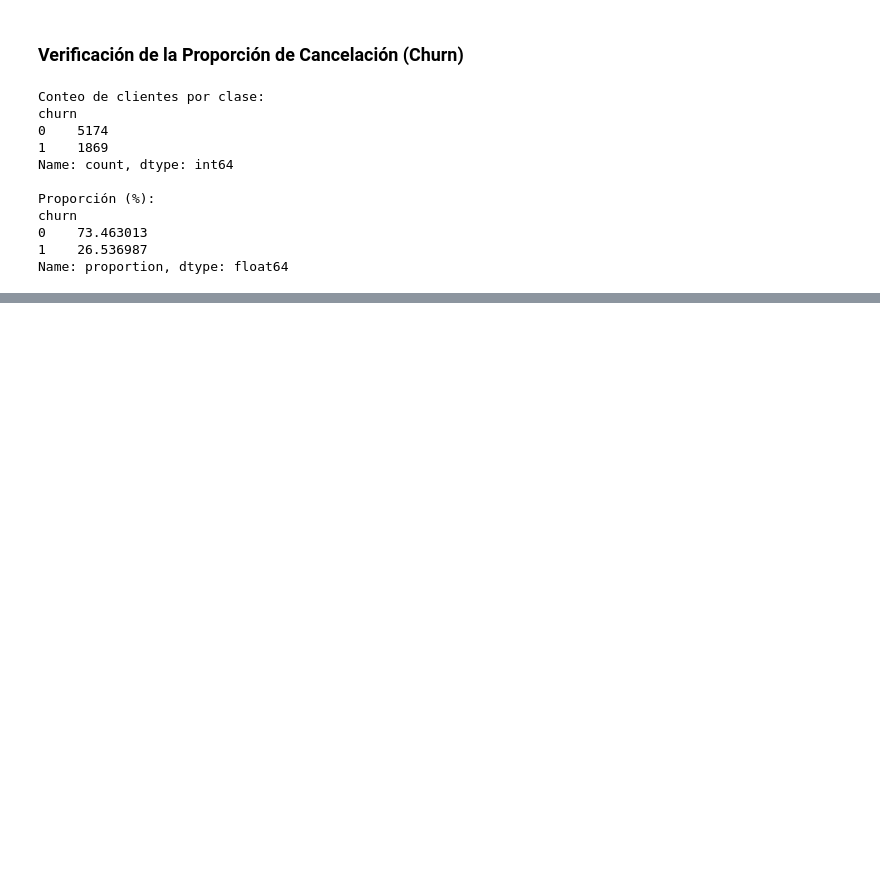
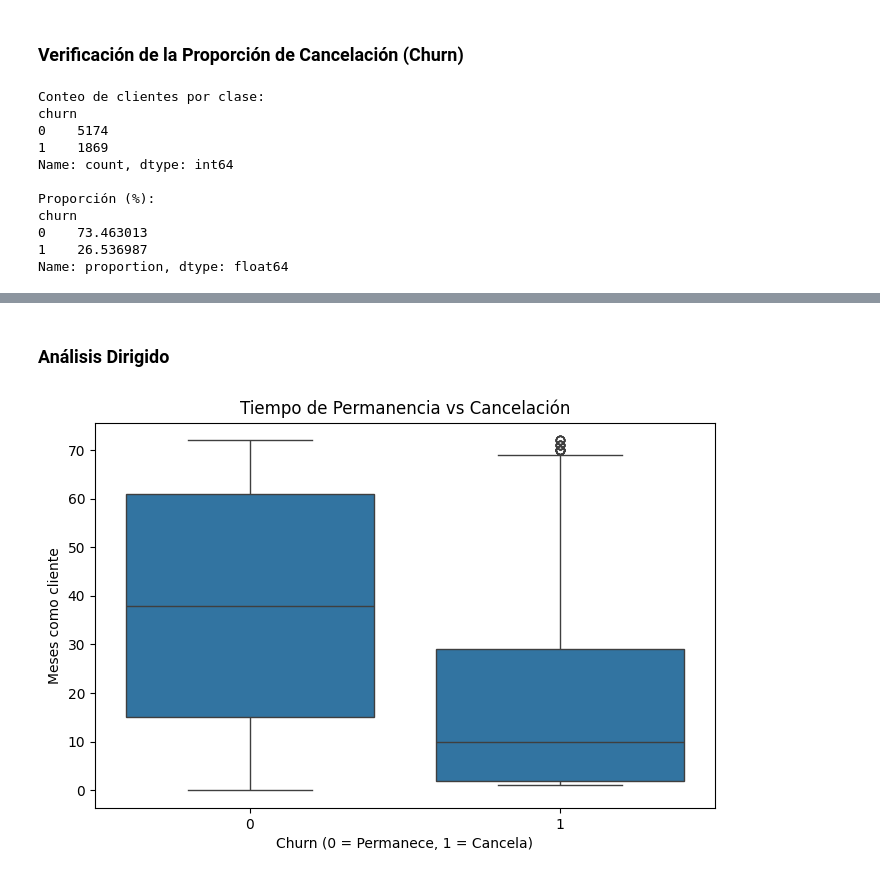
Before and after one commit to epjuarez/alura-challenge-telecomx2, a Jupyter notebook: alura_challenge_telecomx2.ipynb, the cells around one changed output, grey strips where cells are left out. Saved outputs shown, nothing was run; the diff lists cells and outputs as text; code cells hidden in the pictures; blank space fills up the shorter version.

```diff
--- a/alura_challenge_telecomx2.ipynb
+++ b/alura_challenge_telecomx2.ipynb
@@ -136,0 +249,14 @@ Name: proportion, dtype: float64
+# %% [markdown]
+### **Análisis Dirigido**
+# %%
+plt.figure(figsize=(8,5))
+
+sns.boxplot(x='churn', y='customer_tenure', data=df_encoded)
+
+plt.title('Tiempo de Permanencia vs Cancelación')
+plt.xlabel('Churn (0 = Permanece, 1 = Cancela)')
+plt.ylabel('Meses como cliente')
+
+plt.show()
+# %% [output]
+[figure, added]
```
Also changed, not shown: parts of 23 cells of this notebook.
